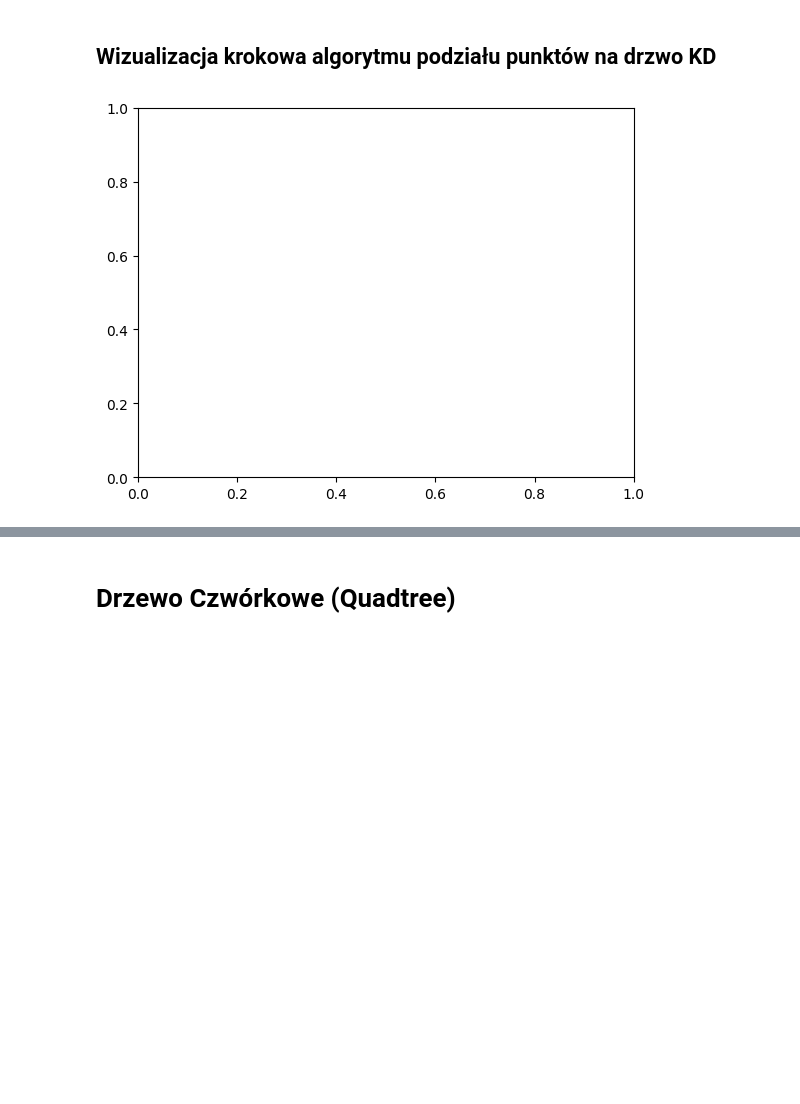
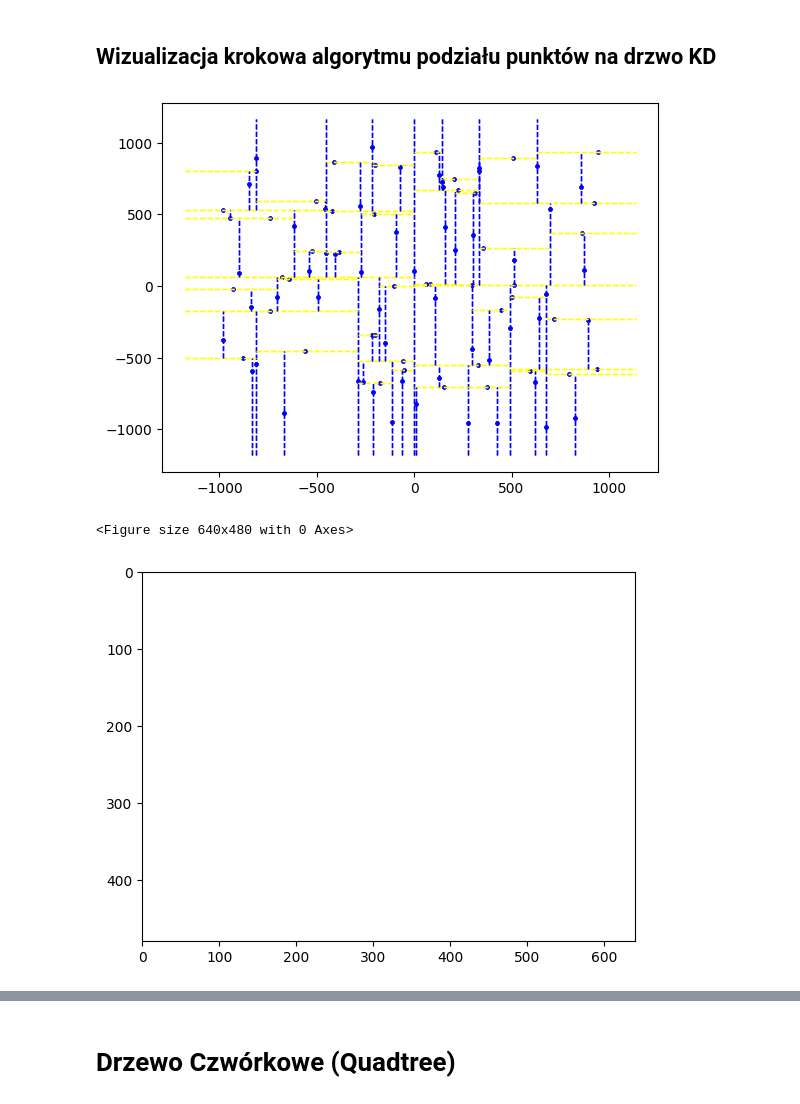
Before and after one commit to Hbrtjm/Geometric_Algorithms_Project, a Jupyter notebook: fornagiel_miklas_projekt.ipynb, the cells around one changed output, grey strips where cells are left out. Drawn from its saved outputs; the diff is of its cells as text; code cells hidden in the pictures; blank space fills up the shorter version.

Commit message:
Reworked kdtree, added test E, more comparison images and 2 visualizations for KDTree

```diff
--- a/fornagiel_miklas_projekt.ipynb
+++ b/fornagiel_miklas_projekt.ipynb
@@ -144,7 +147,7 @@ def plot_kdtree_splits(ax,node,depth=0,index=0,bounds=None):
             plot_kdtree_splits(ax,node.right, depth + 1, 2*index+2, newBoundRight)
 
 
-def plot_kdtree_splits_bfs(ax, node, depth=0, index = 0, bounds=None,points=None,gif_name="tree_building.gif"):
+def plot_kdtree_splits_bfs(ax, node, depth=0, index = 0, bounds=None,points=None,gifName="tree_building.gif",drawAllPoints=False):
     """
     Recursively plot the splitting lines of a KDTree.
     Parameters:
@@ -162,15 +165,17 @@ def plot_kdtree_splits_bfs(ax, node, depth=0, index = 0, bounds=None,points=None
         addPoints = True
     if bounds is None:
         bounds = [(-1, 1), (-1, 1)]
-
+    if drawAllPoints:
+        xPoints, yPoints = zip(*points)
+        ax.scatter(xPoints,yPoints,color='blue',s=5, label="Wprowadzone punkty")
     queue = deque([(node, depth, bounds, 0)])  # (node, depth, bounds, index)
     def plot_split(ax, value, bounds, index,dimension,points):
         nonlocal filenames
         x, y = value
         xBounds, yBounds = bounds
-        xPoints, yPoints = zip(*points)
-        ax.scatter(xPoints, yPoints, color="blue", s=5, label="Wprowadzone punkty")
-        ax.plot(xBounds, yBounds, color='blue' if dimension == 0 else 'red', linestyle='--', linewidth=1)
+        if not drawAllPoints:
+            ax.scatter([x], [y], color="blue",s=5)
+        ax.plot(xBounds, yBounds, color='blue' if dimension == 0 else 'yellow', linestyle='--', linewidth=1)
         ax.autoscale()
         filename = f"split_{index}.jpg"
         plt.savefig(filename)
@@ -204,20 +209,22 @@ def plot_kdtree_splits_bfs(ax, node, depth=0, index = 0, bounds=None,points=None
     images = [plt.imread(fname) for fname in filenames]
     plt.figure()
     ani = animation.ArtistAnimation(plt.gcf(), [[plt.imshow(img)] for img in images], interval=500)
-    ani.save(gif_name, writer='pillow')
+    ani.save(gifName, writer='pillow')
     for fname in filenames:
         os.remove(fname)
 # %%
 fig, ax = plt.subplots()
 tree2 = KDTree()
 tree2.build_tree(points_set)
 min_point_x = min(points_set,key=lambda x:x[0])[0]
 max_point_x = max(points_set,key=lambda x:x[0])[0]
 min_point_y = min(points_set,key=lambda x:x[1])[1]
 max_point_y = max(points_set,key=lambda x:x[1])[1]
 offset_x = (max_point_x-min_point_x)*0.1
 offset_y = (max_point_y-min_point_y)*0.1
 initial_bounds = ((min_point_x-offset_x,max_point_x+offset_x),(min_point_y-offset_y,max_point_y+offset_y))
-# plot_kdtree_splits_bfs(ax,tree2.root, bounds=initial_bounds,points=points_set)
+plot_kdtree_splits_bfs(ax,tree2.root, bounds=initial_bounds,gifName=os.path.join('data','gif','kdtree_with_adding_points.gif'),points=points_set)
 # %% [output]
-[figure, old version]
+[figure, new version]
+<Figure size 640x480 with 0 Axes>
+[figure, added]
```
Also changed, not shown: parts of 14 cells of this notebook, 18 other files.
